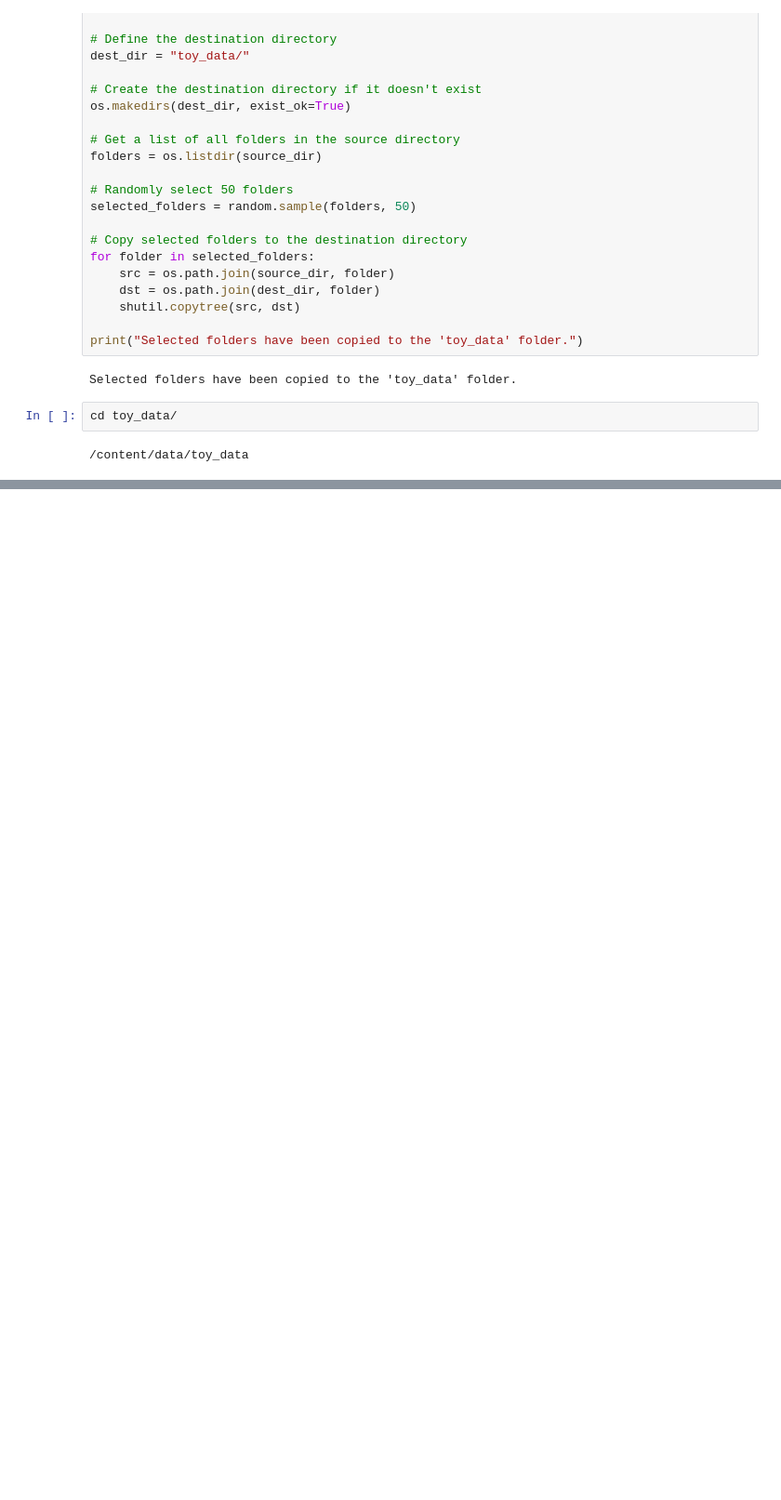
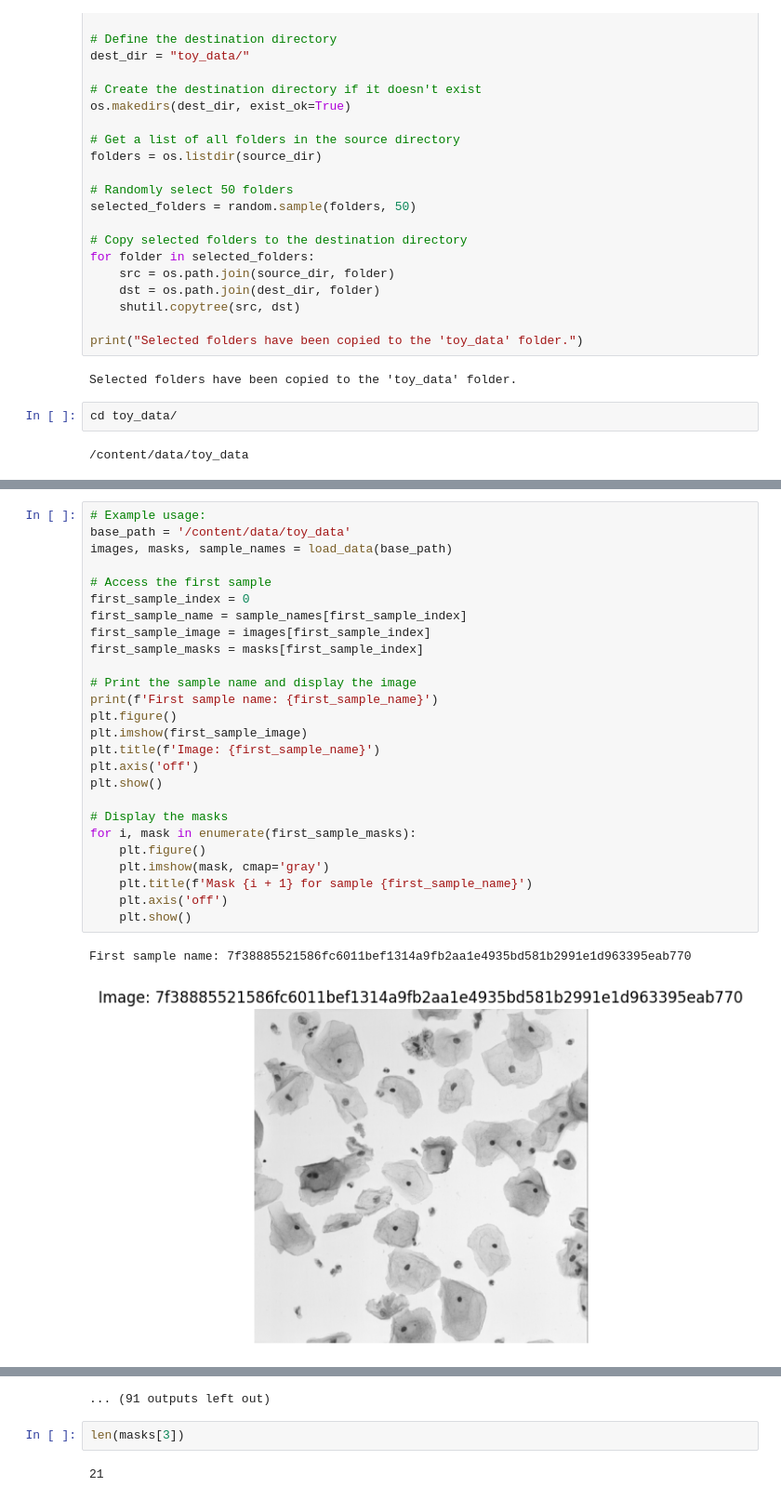
Before and after one commit to ryghrmni/DeepLifeProject, a Jupyter notebook: DeepLife_Draft.ipynb, the cells around one changed output, grey strips where cells are left out. Shown at 93% size. Drawn from its saved outputs; the diff is of its cells as text; blank space fills up the shorter version.

```diff
--- a/DeepLife_Draft.ipynb
+++ b/DeepLife_Draft.ipynb
@@ -122,0 +178,29 @@ f487cc82271cf84b4414552aa8b0a9d82d902451ebe8e8bc639d4121c1672ff7/
+# %%
+# Example usage:
+base_path = '/content/data/toy_data'
+images, masks, sample_names = load_data(base_path)
+
+# Access the first sample
+first_sample_index = 0
+first_sample_name = sample_names[first_sample_index]
+first_sample_image = images[first_sample_index]
+first_sample_masks = masks[first_sample_index]
+
+# Print the sample name and display the image
+print(f'First sample name: {first_sample_name}')
+plt.figure()
+plt.imshow(first_sample_image)
+plt.title(f'Image: {first_sample_name}')
+plt.axis('off')
+plt.show()
+
+# Display the masks
+for i, mask in enumerate(first_sample_masks):
+    plt.figure()
+    plt.imshow(mask, cmap='gray')
+    plt.title(f'Mask {i + 1} for sample {first_sample_name}')
+    plt.axis('off')
+    plt.show()
+# %% [output]
+First sample name: 7f38885521586fc6011bef1314a9fb2aa1e4935bd581b2991e1d963395eab770
+[figure, added]
@@ -122,0 +217,5 @@ f487cc82271cf84b4414552aa8b0a9d82d902451ebe8e8bc639d4121c1672ff7/
+... (91 outputs left out)
+# %%
+len(masks[3])
+# %% [output]
+21
```
Also changed, not shown: parts of 10 cells of this notebook.
